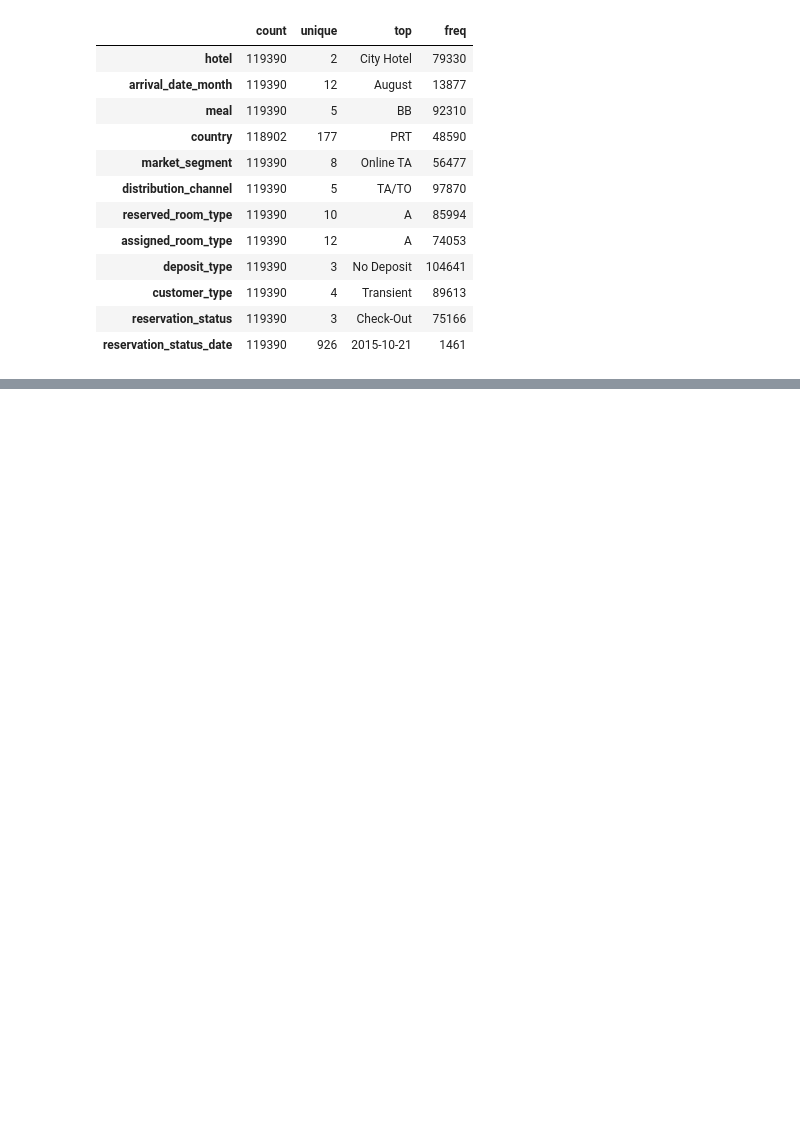
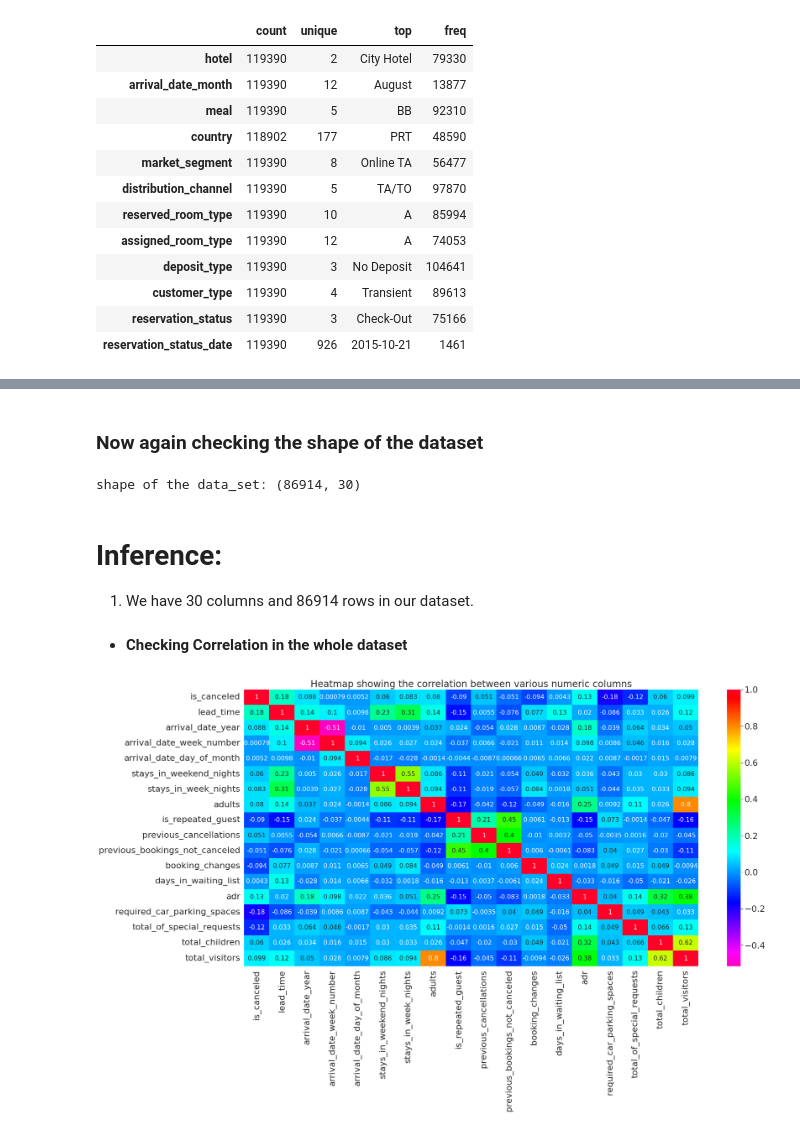
Before and after one commit to manojkb04/EDA_Hotel_Booking, a Jupyter notebook: Hotel_Booking_Analysis_Capstone_Project.ipynb, the cells around one changed output, grey strips where cells are left out. Drawn from its saved outputs; the diff is of its cells as text; code cells hidden in the pictures; blank space fills up the shorter version.

```diff
--- a/Hotel_Booking_Analysis_Capstone_Project.ipynb
+++ b/Hotel_Booking_Analysis_Capstone_Project.ipynb
@@ -243,0 +508,13 @@ data.describe(include = 'object').T
+# %%
+# merging two columns 'children' and 'babies' to 'total_children' column
+
+data['total_children'] = data['children'] + data['babies']
+
+# merging 'total_children' and 'adults' to 'total_visitors' column
+
+data['total_visitors'] = data['total_children'] + data['adults']
+# %%
+# Converting the data type of newly created columns from float type to integer type using astype from pandas
+
+data['total_children'] = data['total_children'].astype(int)
+data['total_visitors'] = data['total_visitors'].astype(int)
@@ -243,0 +523,28 @@ data.describe(include = 'object').T
+# %%
+# Using drop to drop/delete the columns
+
+data.drop(['children','babies'], axis = 1, inplace = True)
+# %% [markdown]
+### Now again checking the shape of the dataset
+# %%
+print('shape of the data_set:', data.shape)
+# %% [output]
+shape of the data_set: (86914, 30)
+# %% [markdown]
+# Inference:
+1. We have 30 columns and 86914 rows in our dataset.
+# %% [markdown]
+* <b>Checking Correlation in the whole dataset</b>
+# %%
+# By ploting heatmap using seaborn we can plot and using .corr() Which is use to find the pairwise correlation of all columns in the dataframe
+
+plt.figure(figsize = (26, 13))
+corr_data = data.corr()
+
+sns.set(font_scale = 2)
+
+sns.heatmap(corr_data, annot = True, cmap = 'gist_rainbow_r', annot_kws = {"size": 16})
+plt.title('Heatmap showing the correlation between various numeric columns')
+plt.show()
+# %% [output]
+[figure, added]
```
Also changed, not shown: parts of 54 cells of this notebook.
